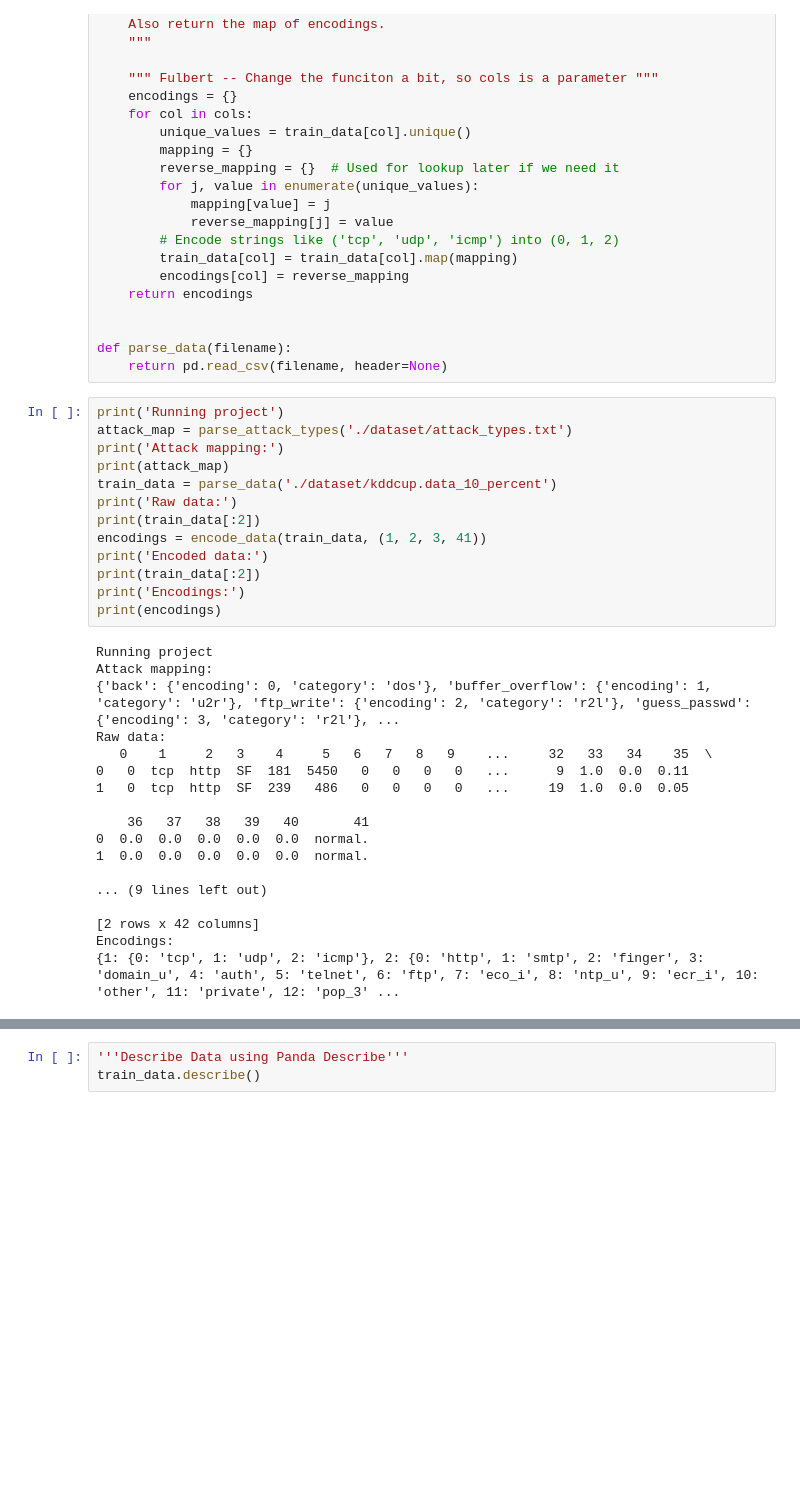
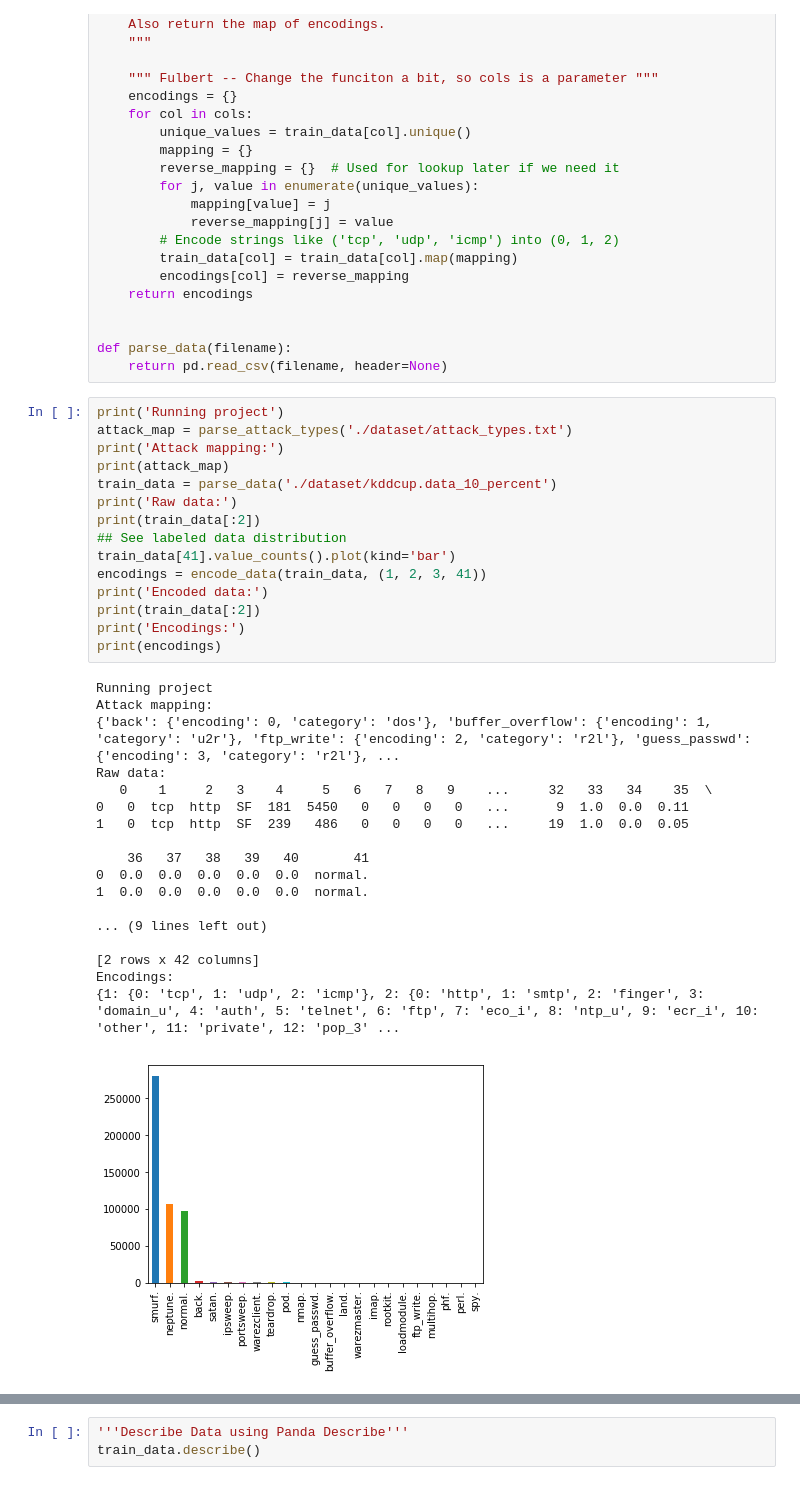
Before and after one commit to dtangster/cmpe255-project, a Jupyter notebook: Data_Exploration.ipynb, the cells around one changed output, grey strips where cells are left out. Drawn from its saved outputs; the diff is of its cells as text; blank space fills up the shorter version.

```diff
--- a/Data_Exploration.ipynb
+++ b/Data_Exploration.ipynb
@@ -67,30 +69,33 @@ def parse_data(filename):
 print('Running project')
 attack_map = parse_attack_types('./dataset/attack_types.txt')
 print('Attack mapping:')
 print(attack_map)
 train_data = parse_data('./dataset/kddcup.data_10_percent')
 print('Raw data:')
 print(train_data[:2])
+## See labeled data distribution
+train_data[41].value_counts().plot(kind='bar')
 encodings = encode_data(train_data, (1, 2, 3, 41))
 print('Encoded data:')
 print(train_data[:2])
 print('Encodings:')
 print(encodings)
 # %% [output]
 Running project
 Attack mapping:
 {'back': {'encoding': 0, 'category': 'dos'}, 'buffer_overflow': {'encoding': 1, 'category': 'u2r'}, 'ftp_write': {'encoding': 2, 'category': 'r2l'}, 'guess_passwd': {'encoding': 3, 'category': 'r2l'}, ...
 Raw data:
    0    1     2   3    4     5   6   7   8   9    ...     32   33   34    35  \
 0   0  tcp  http  SF  181  5450   0   0   0   0   ...      9  1.0  0.0  0.11
 1   0  tcp  http  SF  239   486   0   0   0   0   ...     19  1.0  0.0  0.05
 
     36   37   38   39   40       41
 0  0.0  0.0  0.0  0.0  0.0  normal.
 1  0.0  0.0  0.0  0.0  0.0  normal.
 
 ... (9 lines left out)
 
 [2 rows x 42 columns]
 Encodings:
 {1: {0: 'tcp', 1: 'udp', 2: 'icmp'}, 2: {0: 'http', 1: 'smtp', 2: 'finger', 3: 'domain_u', 4: 'auth', 5: 'telnet', 6: 'ftp', 7: 'eco_i', 8: 'ntp_u', 9: 'ecr_i', 10: 'other', 11: 'private', 12: 'pop_3' ...
+[figure, added]
```
Also changed, not shown: parts of 9 cells of this notebook.
